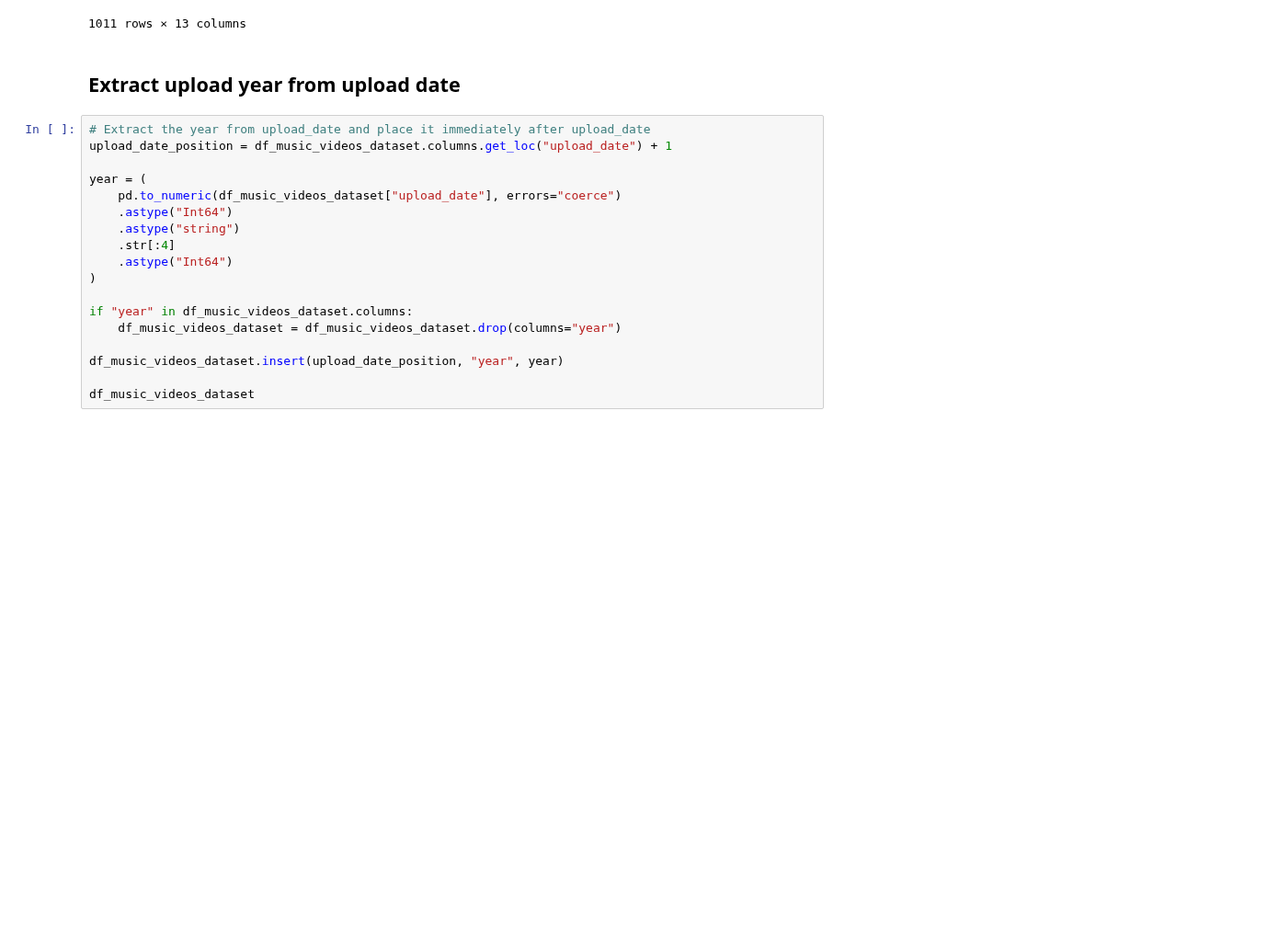
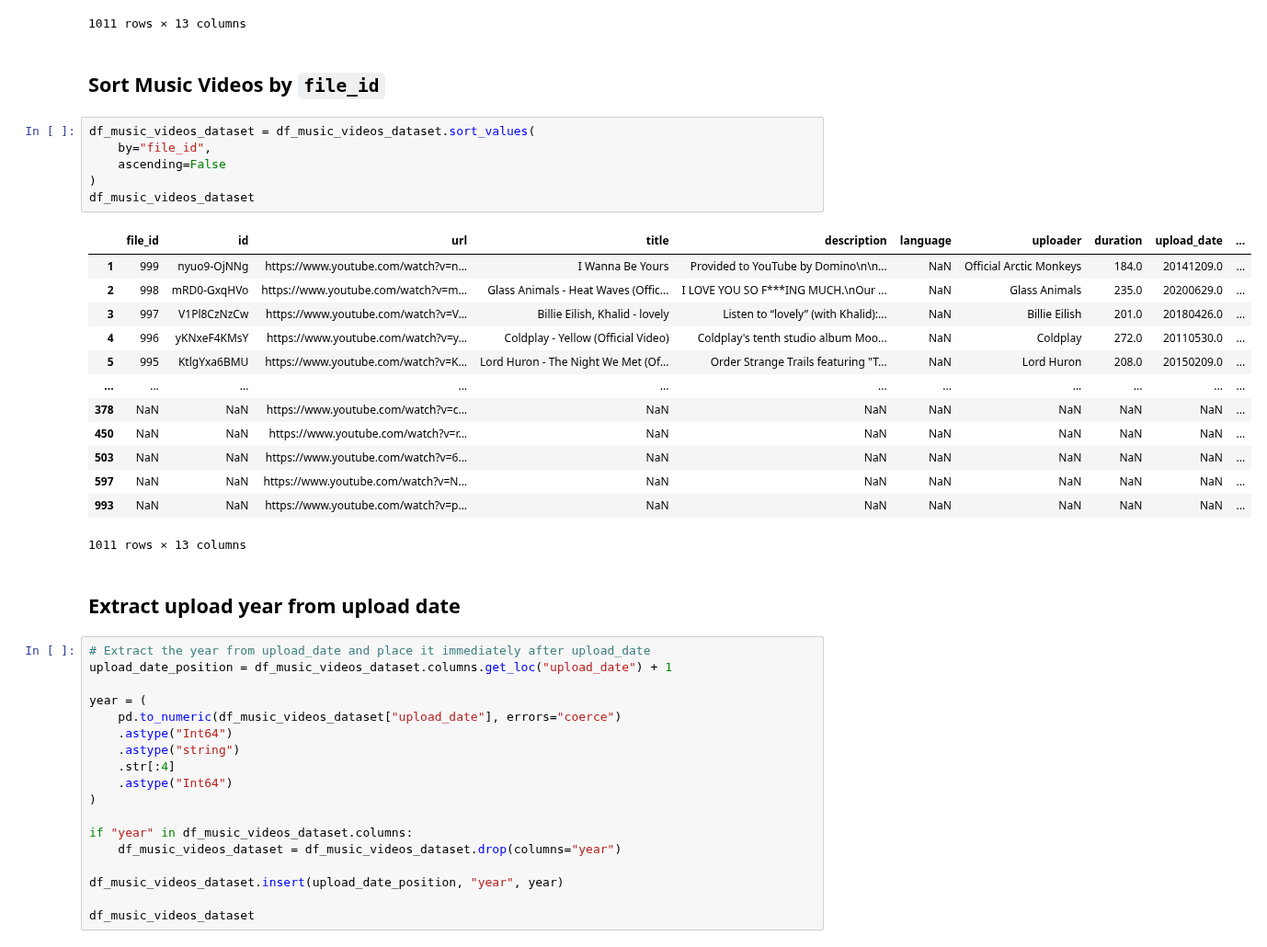
Before and after one commit to laelgelc/cl_st1_claudia, a Jupyter notebook: cl_st1_ph2_claudia/cl_st1_ph2_claudia.ipynb, the cells around one changed output. Shown at 92% size. Cells and saved outputs as stored; diff of their text form; blank space fills up the shorter version.

```diff
--- a/cl_st1_ph2_claudia/cl_st1_ph2_claudia.ipynb
+++ b/cl_st1_ph2_claudia/cl_st1_ph2_claudia.ipynb
@@ -393,6 +393,28 @@ df_music_videos_dataset
 | 1009 | 400 | j2F4INQFjEI | https://www.youtube.com/watch?v=j... | Belinda Carlisle - Heaven Is A Pl... | Official 4K Remastered Music Vide... | NaN | Belinda Carlisle | 244.0 | 20130522.0 | ... |
 | 1010 | 003 | y3KJ7d2qBoA | https://www.youtube.com/watch?v=y... | The Temptations - My Girl (Lyric ... | The Official Lyric Video for “My ... | NaN | The Temptations | 165.0 | 20210730.0 | ... |
 1011 rows × 13 columns
+# %% [markdown]
+## Sort Music Videos by `file_id`
+# %%
+df_music_videos_dataset = df_music_videos_dataset.sort_values(
+    by="file_id",
+    ascending=False
+)
+df_music_videos_dataset
+# %% [output]
+|  | file_id | id | url | title | description | language | uploader | duration | upload_date | ... |
+| 1 | 999 | nyuo9-OjNNg | https://www.youtube.com/watch?v=n... | I Wanna Be Yours | Provided to YouTube by Domino\n\n... | NaN | Official Arctic Monkeys | 184.0 | 20141209.0 | ... |
+| 2 | 998 | mRD0-GxqHVo | https://www.youtube.com/watch?v=m... | Glass Animals - Heat Waves (Offic... | I LOVE YOU SO F***ING MUCH.\nOur ... | NaN | Glass Animals | 235.0 | 20200629.0 | ... |
+| 3 | 997 | V1Pl8CzNzCw | https://www.youtube.com/watch?v=V... | Billie Eilish, Khalid - lovely | Listen to “lovely” (with Khalid):... | NaN | Billie Eilish | 201.0 | 20180426.0 | ... |
+| 4 | 996 | yKNxeF4KMsY | https://www.youtube.com/watch?v=y... | Coldplay - Yellow (Official Video) | Coldplay's tenth studio album Moo... | NaN | Coldplay | 272.0 | 20110530.0 | ... |
+| 5 | 995 | KtlgYxa6BMU | https://www.youtube.com/watch?v=K... | Lord Huron - The Night We Met (Of... | Order Strange Trails featuring "T... | NaN | Lord Huron | 208.0 | 20150209.0 | ... |
+| ... | ... | ... | ... | ... | ... | ... | ... | ... | ... | ... |
+| 378 | NaN | NaN | https://www.youtube.com/watch?v=c... | NaN | NaN | NaN | NaN | NaN | NaN | ... |
+| 450 | NaN | NaN | https://www.youtube.com/watch?v=r... | NaN | NaN | NaN | NaN | NaN | NaN | ... |
+| 503 | NaN | NaN | https://www.youtube.com/watch?v=6... | NaN | NaN | NaN | NaN | NaN | NaN | ... |
+| 597 | NaN | NaN | https://www.youtube.com/watch?v=N... | NaN | NaN | NaN | NaN | NaN | NaN | ... |
+| 993 | NaN | NaN | https://www.youtube.com/watch?v=p... | NaN | NaN | NaN | NaN | NaN | NaN | ... |
+1011 rows × 13 columns
 # %% [markdown]
 ## Extract upload year from upload date
 # %%
```
Also changed, not shown: parts of 10 cells of this notebook, 3 other files.
